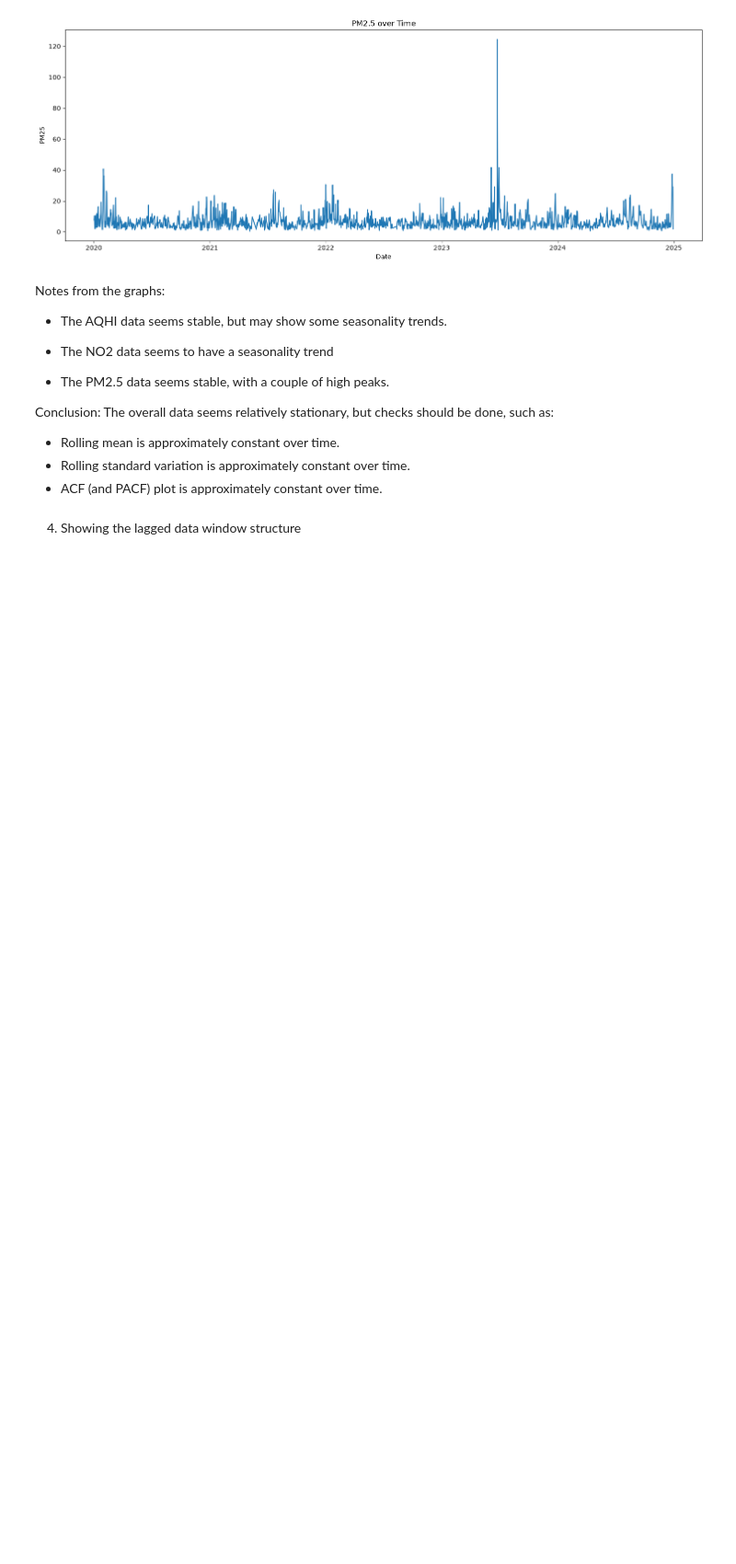
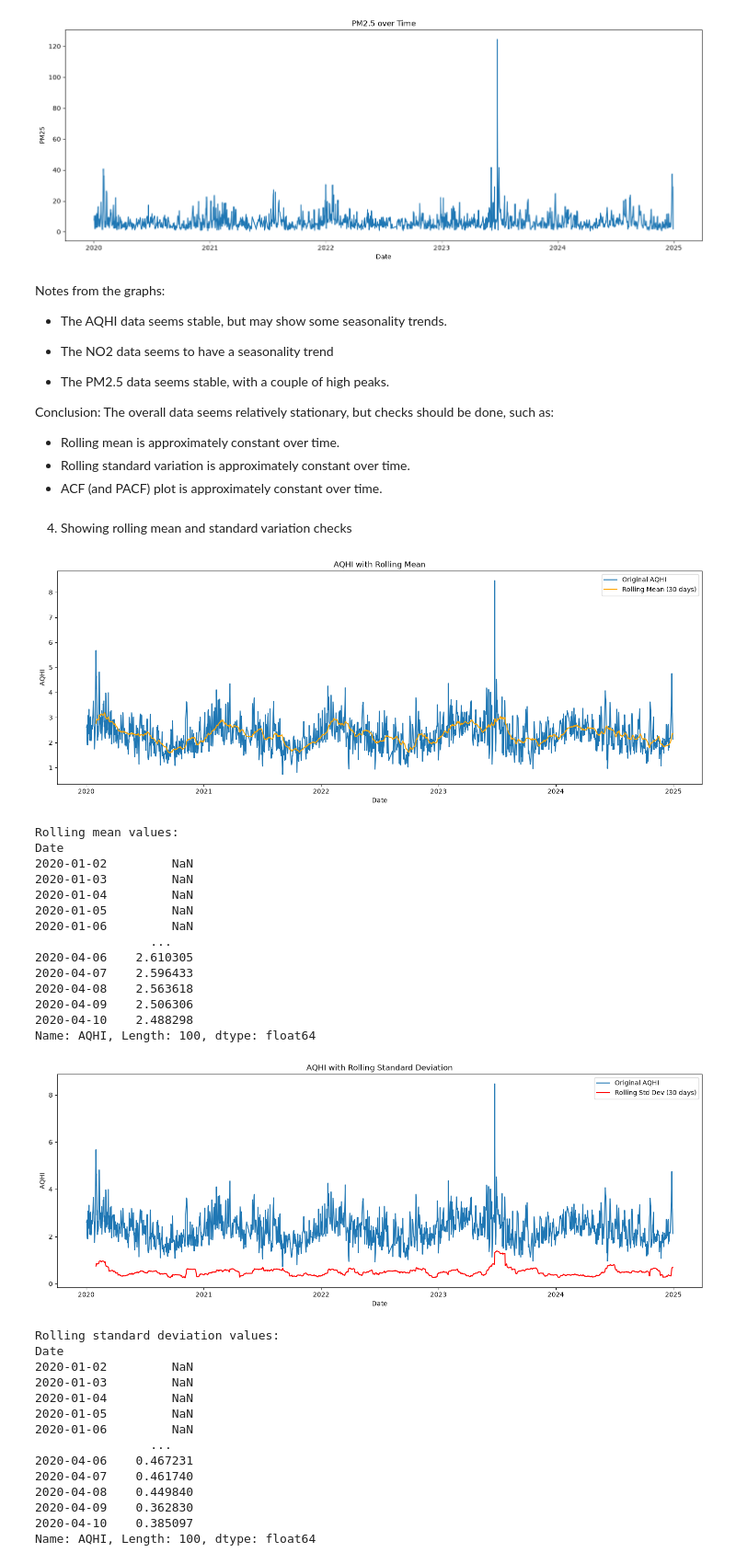
Before and after one commit to kelvinzigah/aqi-canada-prediction, a Jupyter notebook: notebooks/01_eda.ipynb, the cells around one changed output. Shown at 92% size. Drawn from its saved outputs; the diff is of its cells as text; code cells hidden in the pictures; blank space fills up the shorter version.

Commit message:
Updated the EDA with rolling mean and standard deviation

```diff
--- a/notebooks/01_eda.ipynb
+++ b/notebooks/01_eda.ipynb
@@ -108,4 +108,67 @@ Conclusion: The overall data seems relatively stationary, but checks should be d
 - Rolling standard variation is approximately constant over time.
 - ACF (and PACF) plot is approximately constant over time.
 # %% [markdown]
-4. Showing the lagged data window structure
+4. Showing rolling mean and standard variation checks
+# %%
+#We'll first make a copy of the dataset to work with for rolling mean and rolling standard deviation calculations, so that we can keep the original dataset intact for later use.
+df = pd.read_csv("../data/processed/air_quality_project_dataset.csv", parse_dates=["Date"], engine="python")
+df_copy = df.copy()
+df_copy.set_index("Date", inplace=True) #Setting the Date column as the index for easier rolling calculations. Source: https://www.geeksforgeeks.org/pandas/python-pandas-dataframe-set_index/
+rolling_mean = df_copy["AQHI"].rolling(window=30).mean() #Calculating. Source: https://stackoverflow.com/questions/43437657/rolling-mean-on-pandas-on-a-specific-column
+
+plt.figure(figsize=(18, 6)) #Making the graph larger for better visibility
+plt.plot(df_copy.index, df_copy["AQHI"], label="Original AQHI")
+plt.plot(df_copy.index, rolling_mean, label="Rolling Mean (30 days)", color="orange")
+plt.title("AQHI with Rolling Mean")
+plt.xlabel("Date")
+plt.ylabel("AQHI")
+plt.legend()
+plt.show()
+
+print("Rolling mean values:")
+print(rolling_mean.head(100)) #Printing the first 100 rows of the rolling mean values to see the initial trend and how it evolves over time.
+
+#The same procedure will be done for the rolling standard deviation.
+rolling_std = df_copy["AQHI"].rolling(window=30).std() #Calculating.
+plt.figure(figsize=(18, 6)) #Making the graph larger for better visibility
+plt.plot(df_copy.index, df_copy["AQHI"], label="Original AQHI")
+plt.plot(df_copy.index, rolling_std, label="Rolling Std Dev (30 days)", color="red")
+plt.title("AQHI with Rolling Standard Deviation")
+plt.xlabel("Date")
+plt.ylabel("AQHI")
+plt.legend()
+plt.show()
+
+print("Rolling standard deviation values:")
+print(rolling_std.head(100)) #Printing the first 100 rows of the rolling standard deviation values to see the initial trend and how it evolves over time.
+# %% [output]
+[figure, added]
+Rolling mean values:
+Date
+2020-01-02         NaN
+2020-01-03         NaN
+2020-01-04         NaN
+2020-01-05         NaN
+2020-01-06         NaN
+                ...
+2020-04-06    2.610305
+2020-04-07    2.596433
+2020-04-08    2.563618
+2020-04-09    2.506306
+2020-04-10    2.488298
+Name: AQHI, Length: 100, dtype: float64
+[figure, added]
+Rolling standard deviation values:
+Date
+2020-01-02         NaN
+2020-01-03         NaN
+2020-01-04         NaN
+2020-01-05         NaN
+2020-01-06         NaN
+                ...
+2020-04-06    0.467231
+2020-04-07    0.461740
+2020-04-08    0.449840
+2020-04-09    0.362830
+2020-04-10    0.385097
+Name: AQHI, Length: 100, dtype: float64
```
Also changed, not shown: 1 other file.
